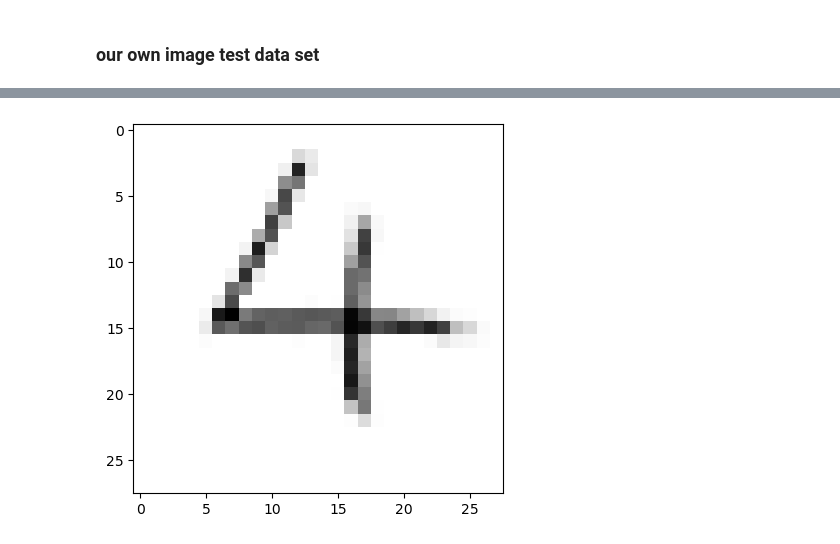
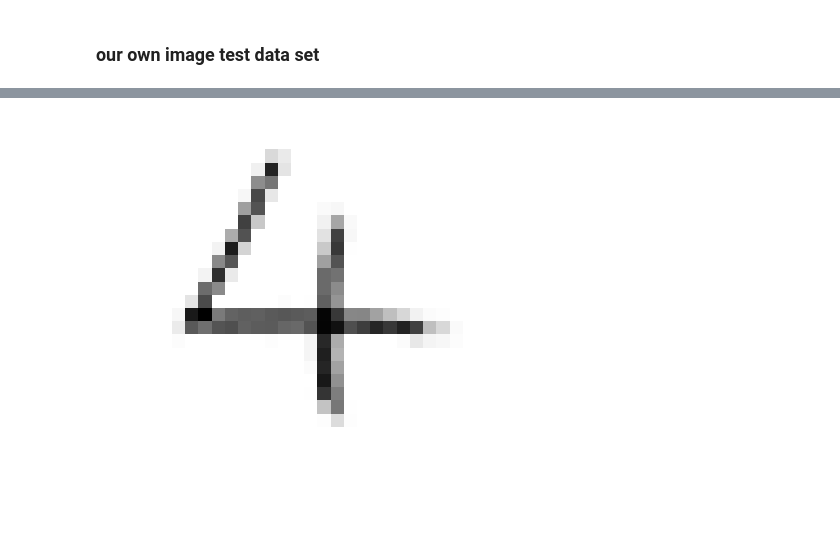
Before and after one commit to Fengzi21/makeyourownneuralnetwork, a Jupyter notebook: part3_load_own_images.ipynb, the cells around one changed output, grey strips where cells are left out. Saved outputs shown, nothing was run; the diff lists cells and outputs as text; code cells hidden in the pictures.

```diff
--- a/part3_load_own_images.ipynb
+++ b/part3_load_own_images.ipynb
@@ -27,11 +27,11 @@ for image_file_name in glob.glob('my_own_images/2828_my_own_?.png'):
     img_data  = 255.0 - img_array.reshape(784)
     # then scale data to range from 0.01 to 1.0
     img_data = (img_data / 255.0 * 0.99) + 0.01
-    print(f'{img_data.min() = }')
-    print(f'{img_data.max() = }')
-    # append label and image data  to test data set
-    record = numpy.append(label,img_data)
-    print(f'{record = }')
+    print(f'{img_data.min() = :f}')
+    print(f'{img_data.max() = :f}')
+    # append label and image data to test data set
+    record = np.append(label,img_data)
+    # print(f'{record = }')
     our_own_dataset.append(record)
 # %% [output]
 loading my_own_images/2828_my_own_3.png
@@ -98,3 +50,4 @@ record = array([5.        , 0.01      , 0.01      , 0.01      , 0.01      ,
 # %%
-plt.imshow(our_own_dataset[3][1:].reshape(28,28), cmap='Greys', interpolation='None');
+plt.imshow(our_own_dataset[3][1:].reshape(28, 28), cmap='Greys', interpolation='None')
+plt.axis('off');
 # %% [output]
@@ -102 +54 @@ plt.imshow(our_own_dataset[3][1:].reshape(28,28), cmap='Greys', interpolation='N
-[figure, old version]
+[figure, new version]
```
Also changed, not shown: parts of 6 cells of this notebook, 10 other files.
